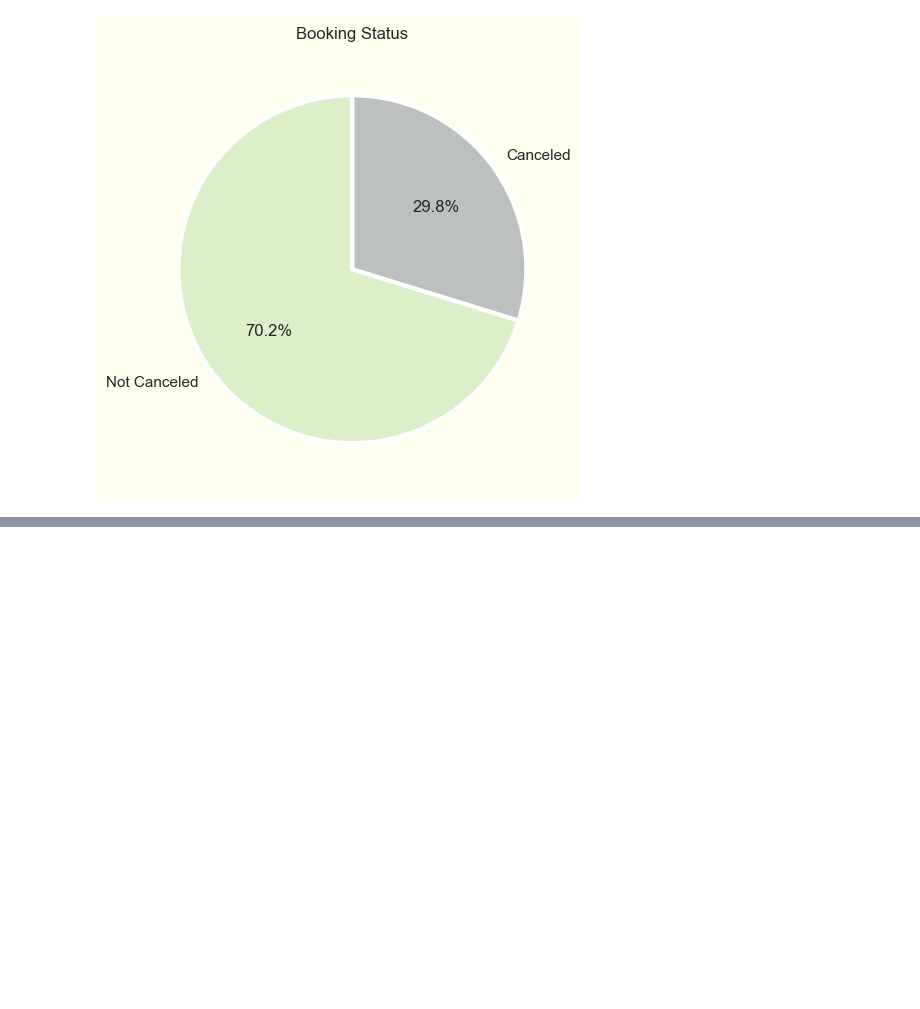
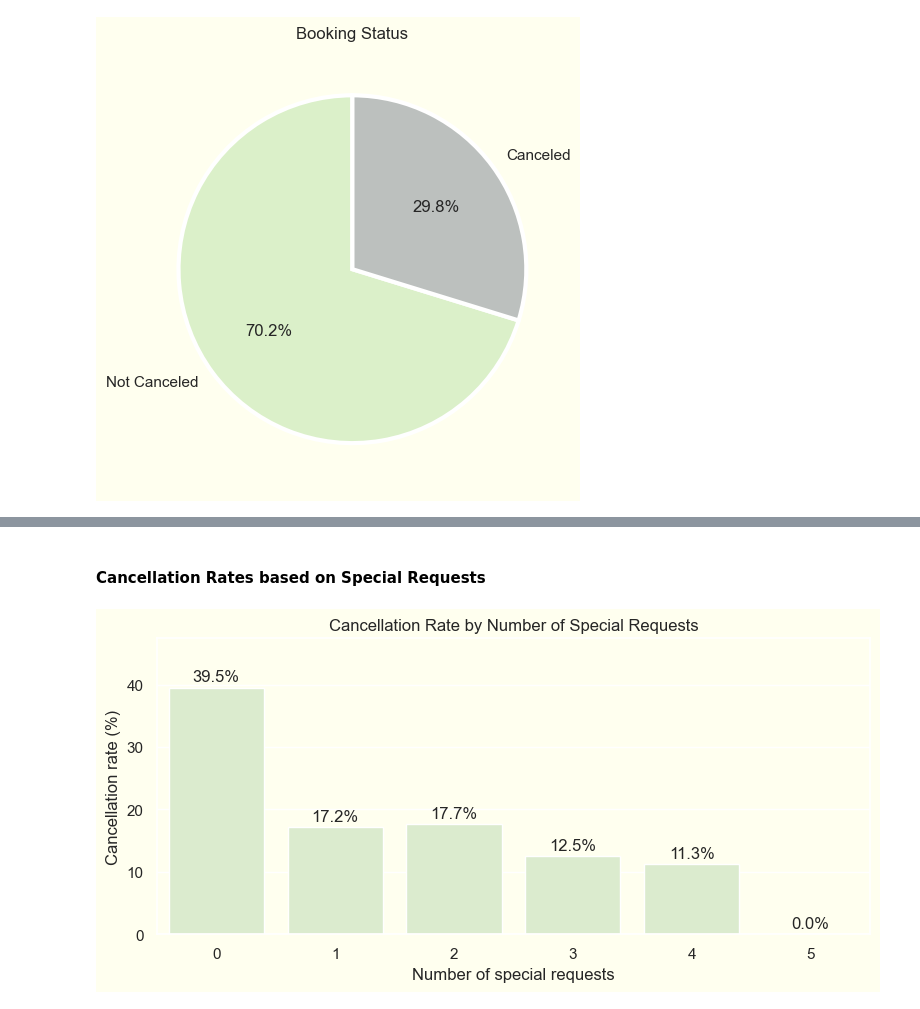
Before and after one commit to luthien4/hotel-booking-cancellation-prediction, a Jupyter notebook: notebooks/01_hotel_booking_cancellation_analysis.ipynb, the cells around one changed output, grey strips where cells are left out. Saved outputs shown, nothing was run; the diff lists cells and outputs as text; code cells hidden in the pictures; blank space fills up the shorter version.

```diff
--- a/notebooks/01_hotel_booking_cancellation_analysis.ipynb
+++ b/notebooks/01_hotel_booking_cancellation_analysis.ipynb
@@ -1663,0 +356,36 @@ The top drivers of cancellation risk were deposit type, total special requests,
+# %% [markdown]
+#### Cancellation Rates based on Special Requests
+# %%
+special_requests_cancel_rate = ( df_train
+                                .groupby("total_of_special_requests")["is_canceled"]
+                                .mean()
+                                .reset_index()
+                               )
+
+special_requests_cancel_rate["cancellation_rate"] = ( special_requests_cancel_rate["is_canceled"] * 100
+)
+
+plt.figure(figsize=(8, 4))
+
+sns.barplot( data=special_requests_cancel_rate,
+             x="total_of_special_requests",
+             y="cancellation_rate",
+             color="#dbf0c9"
+           )
+
+plt.title("Cancellation Rate by Number of Special Requests")
+plt.xlabel("Number of special requests")
+plt.ylabel("Cancellation rate (%)")
+plt.ylim(0, special_requests_cancel_rate["cancellation_rate"].max() * 1.2)
+
+for index, row in special_requests_cancel_rate.iterrows():
+    plt.text( index,
+              row["cancellation_rate"] + 1,
+              f"{row['cancellation_rate']:.1f}%",
+              ha="center"
+            )
+
+plt.tight_layout()
+plt.show()
+# %% [output]
+[figure, added]
```
Also changed, not shown: parts of 206 cells of this notebook, 6 other files.
